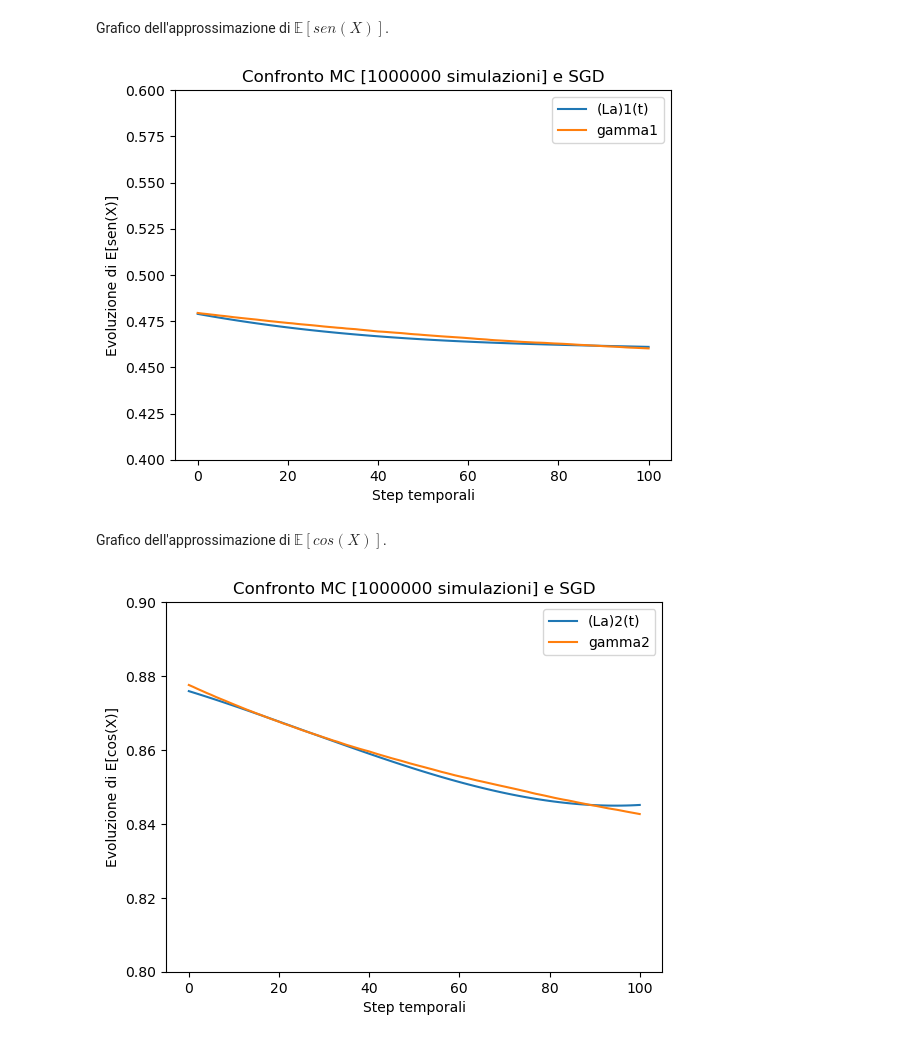
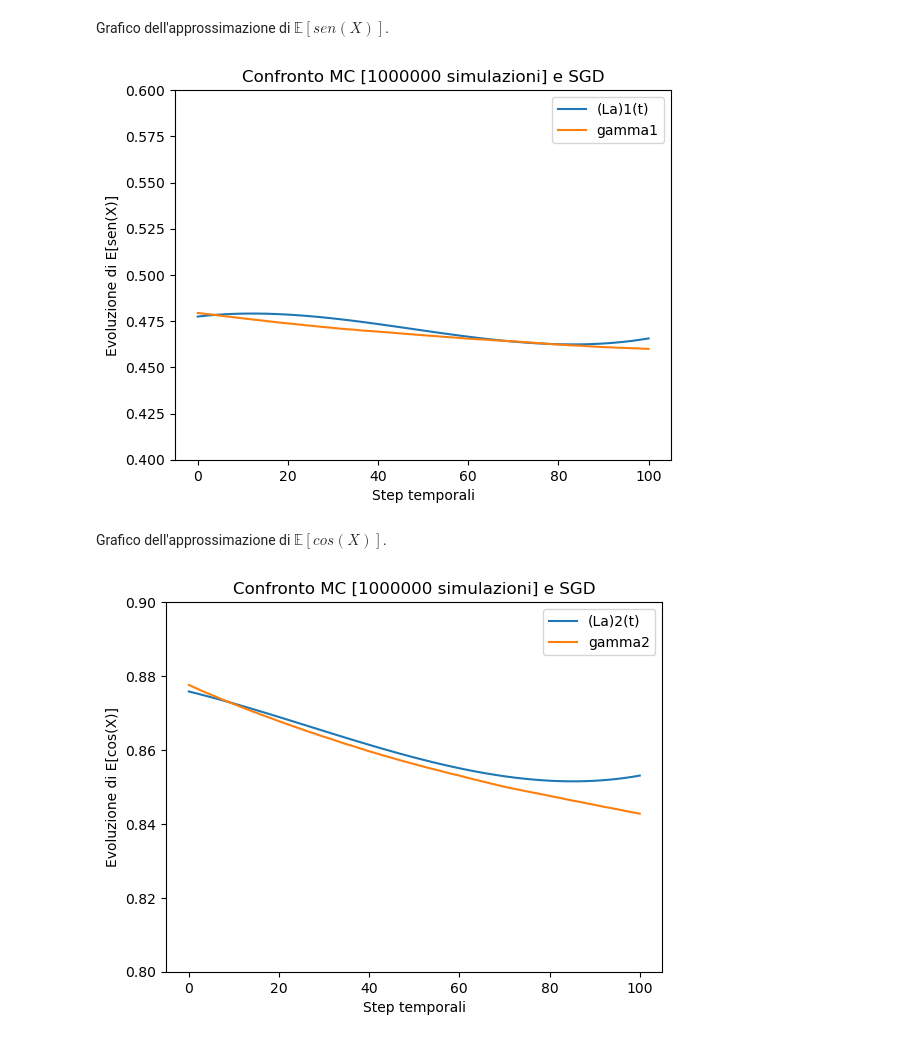
Before and after one commit to amatoandre/TESI, a Jupyter notebook: test_SGD.ipynb, the cells around one changed output. Drawn from its saved outputs; the diff is of its cells as text; code cells hidden in the pictures.

```diff
--- a/test_SGD.ipynb
+++ b/test_SGD.ipynb
@@ -141,9 +141,9 @@ def discesa_stocastica_del_gradiente(a1_0, a2_0, n, r0, rho, sigma, N, M, X0, ep
 
     for m in range(50000):
 
-        if (m % 10 == 0):
-            if ( ((LA.norm(np.dot(a1,g) - gamma1)/ norma1) < eps) and ((LA.norm(np.dot(a2,g) - gamma2)/ norma2) < eps) ):
-                break
+        # if (m % 10 == 0):
+        if ( ((LA.norm(np.dot(a1,g) - gamma1)/ norma1) < eps) and ((LA.norm(np.dot(a2,g) - gamma2)/ norma2) < eps) ):
+            break
 
         eta = r0 / ((m + 1) ** rho)
 
@@ -196,7 +196,7 @@ if __name__ == "__main__":
 
     T = 0.5   # 0.5, 1, 2, 4
     n = 3  # 3, 4, 5, 6
-    M = 1000   # 1, 10, 100, 1000, 10000  #ricorda per gli ultimi due di togliere m % 10
+    M = 10000   # 1, 10, 100, 1000, 10000  #ricorda per gli ultimi due di togliere m % 10
 
 
 
@@ -297,23 +297,23 @@ plt.title("Confronto MC [" + str(M1) + " simulazioni] e SGD")
 plt.xlabel("Step temporali")
 plt.ylabel("Evoluzione di E[sen(X)]")
 plt.ylim(0.4, 0.6) # se non c'è il grafico è molto zoomato
-plt.plot(np.dot(A1[10], g), label='(La)1(t)')
+plt.plot(np.dot(A1[11], g), label='(La)1(t)')
 plt.plot(gamma1, label='gamma1')
 plt.legend()
 plt.show()
 # %% [output]
-[figure, old version]
+[figure, new version]
 # %% [markdown]
 Grafico dell'approssimazione di $\mathbb{E}[cos(X)]$.
 # %%
 fig = plt.figure()
 plt.title("Confronto MC [" + str(M1) + " simulazioni] e SGD")
 plt.xlabel("Step temporali")
 plt.ylabel("Evoluzione di E[cos(X)]")
 plt.ylim(0.8, 0.9) # se non c'è il grafico è molto zoomato
-plt.plot(np.dot(A2[10], g), label='(La)2(t)')
+plt.plot(np.dot(A2, g), label='(La)2(t)')
 plt.plot(gamma2, label='gamma2')
 plt.legend()
 plt.show()
 # %% [output]
-[figure, old version]
+[figure, new version]
```
Also changed, not shown: parts of 1 cell of this notebook, 4 other files.
